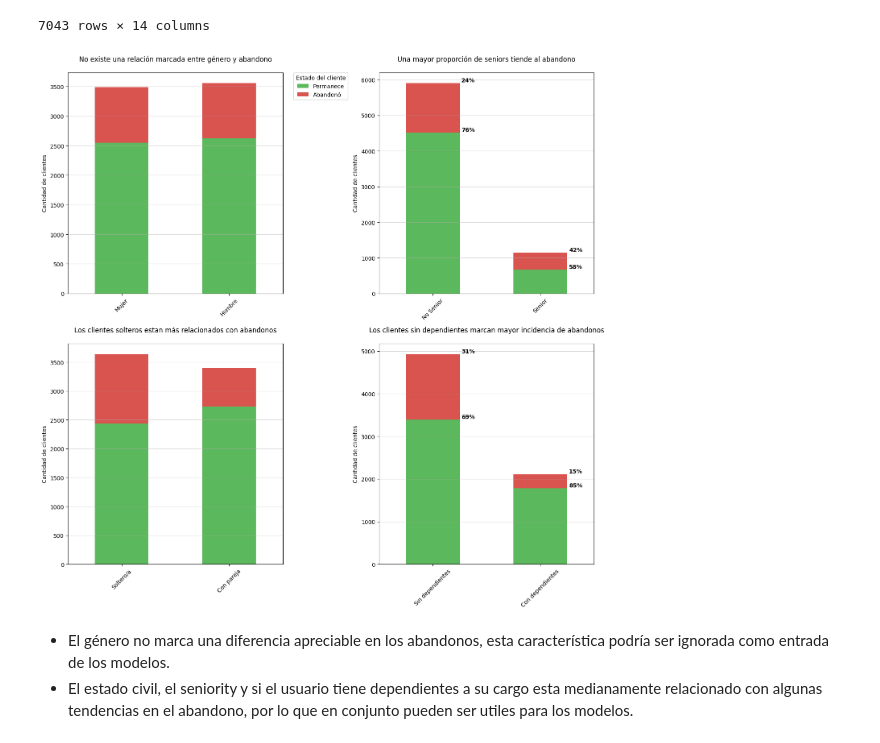
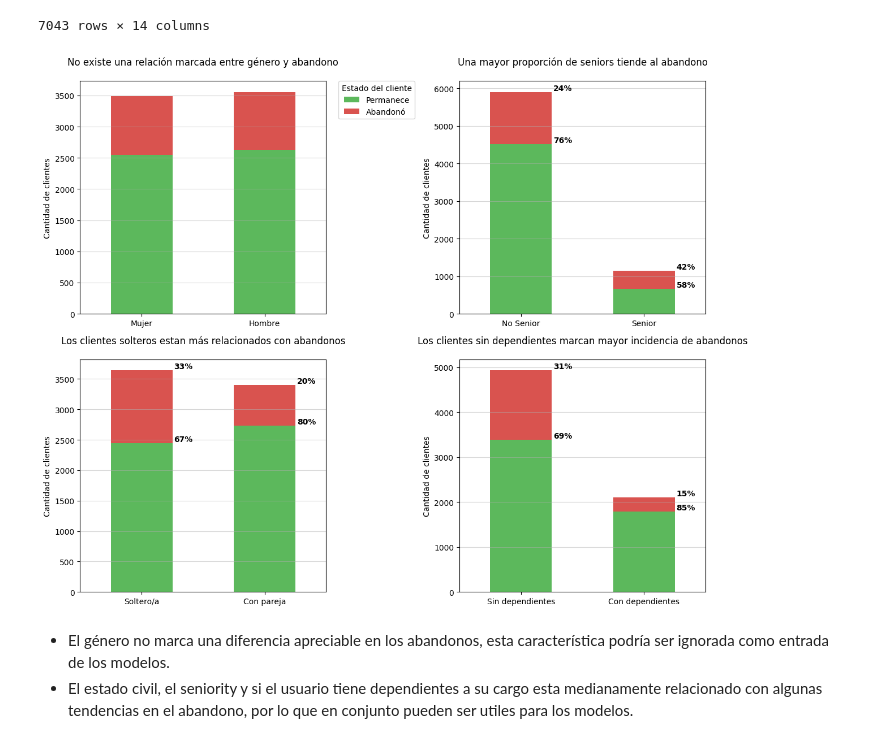
Before and after one commit to AndresCalvete-DataScientist/interconnect-customer-churn-prediction, a Jupyter notebook: notebooks/eda.ipynb, the cells around one changed output. Saved outputs shown, nothing was run; the diff lists cells and outputs as text; code cells hidden in the pictures.

```diff
--- a/notebooks/eda.ipynb
+++ b/notebooks/eda.ipynb
@@ -648,7 +648,7 @@ df_con_per
 | 7042 | 3186-AJIEK | 2014-08-01 | NaT | Two year | 1 | Bank transfer (automatic) | 105.65 | ... |
 7043 rows × 14 columns
 # %%
-fig, axes = plt.subplots(2, 2, figsize=(14, 14))
+fig, axes = plt.subplots(2, 2, figsize=(12, 10))
 
 # Agrupar datos por género y churn, y organizarlos
 gender_vs_churn = df_con_per.groupby('gender')['IsChurn'].value_counts().unstack()
@@ -668,7 +668,7 @@ axes[0, 0].legend(
     borderaxespad=0.
 )
 axes[0, 0].set_xticks([0, 1])
-axes[0, 0].set_xticklabels(['Mujer', 'Hombre'], rotation=45)
+axes[0, 0].set_xticklabels(['Mujer', 'Hombre'], rotation=0)
 axes[0, 0].grid(axis='y', alpha=0.5)
 
 # Agrupar datos por seniority y churn, y organizarlos
@@ -681,52 +681,57 @@ senior_vs_churn.plot(kind='bar', stacked=True, color=custom_colors, ax=axes[0, 1
 # Etiquetas y título
 for i, array in enumerate(senior_vs_churn.values):
     for j, value in enumerate(array):
-        axes[0, 1].text(i + 0.33, np.cumsum(array)[j], f'{100*senior_vs_churn_percentage.values[i, j]:.0f}%', ha='center', va='bottom', weight='bold')
+        axes[0, 1].text(i + 0.34, np.cumsum(array)[j], f'{100*senior_vs_churn_percentage.values[i, j]:.0f}%', ha='center', va='bottom', weight='bold')
 
 axes[0, 1].set_xlabel('')
 axes[0, 1].set_ylabel('Cantidad de clientes')
 axes[0, 1].set_title('Una mayor proporción de seniors tiende al abandono', pad=20)
 axes[0, 1].set_xticks([0, 1])
-axes[0, 1].set_xticklabels(['No Senior', 'Senior'], rotation=45)
+axes[0, 1].set_xticklabels(['No Senior', 'Senior'], rotation=0)
 axes[0, 1].grid(axis='y', alpha=0.5)
 
 # Agrupar datos por partner y churn, y organizarlos
 partner_vs_churn = df_con_per.groupby('Partner')['IsChurn'].value_counts().unstack()
+partner_vs_churn_percentage = df_con_per.groupby('Partner')['IsChurn'].value_counts(normalize=True).unstack()
 
 # Visualización de la distribución de la variable partner en funcion del abandono
 partner_vs_churn.plot(kind='bar', stacked=True, color=custom_colors, ax=axes[1, 0], legend=False)
 
 # Etiquetas y título
+for i, array in enumerate(partner_vs_churn.values):
+    for j, value in enumerate(array):
+        axes[1, 0].text(i + 0.34, np.cumsum(array)[j], f'{100*partner_vs_churn_percentage.values[i, j]:.0f}%', ha='center', va='bottom', weight='bold')
+
 axes[1, 0].set_xlabel('')
 axes[1, 0].set_ylabel('Cantidad de clientes')
 axes[1, 0].set_title('Los clientes solteros estan más relacionados con abandonos', pad=20)
 axes[1, 0].set_xticks([0, 1])
-axes[1, 0].set_xticklabels(['Soltero/a', 'Con pareja'], rotation=45)
+axes[1, 0].set_xticklabels(['Soltero/a', 'Con pareja'], rotation=0)
 axes[1, 0].grid(axis='y', alpha=0.5)
 
 # Agrupar datos por dependientes y churn, y organizarlos
 dependents_vs_churn = df_con_per.groupby('Dependents')['IsChurn'].value_counts().unstack()
 dependents_vs_churn_percentage = df_con_per.groupby('Dependents')['IsChurn'].value_counts(normalize=True).unstack().round(2)
 
 # Visualización de la distribución de la variable dependents en funcion del abandono
 dependents_vs_churn.plot(kind='bar', stacked=True, color=custom_colors, ax=axes[1, 1], legend=False)
 
 # Etiquetas y título
 for i, array in enumerate(dependents_vs_churn.values):
     for j, value in enumerate(array):
-        axes[1, 1].text(i + 0.33, np.cumsum(array)[j], f'{100*dependents_vs_churn_percentage.values[i, j]:.0f}%', ha='center', va='bottom', weight='bold')
+        axes[1, 1].text(i + 0.34, np.cumsum(array)[j], f'{100*dependents_vs_churn_percentage.values[i, j]:.0f}%', ha='center', va='bottom', weight='bold')
 
 axes[1, 1].set_xlabel('')
 axes[1, 1].set_ylabel('Cantidad de clientes')
 axes[1, 1].set_title('Los clientes sin dependientes marcan mayor incidencia de abandonos', pad=20)
 axes[1, 1].set_xticks([0, 1])
-axes[1, 1].set_xticklabels(['Sin dependientes', 'Con dependientes'], rotation=45)
+axes[1, 1].set_xticklabels(['Sin dependientes', 'Con dependientes'], rotation=0)
 axes[1, 1].grid(axis='y', alpha=0.5)
 
 plt.tight_layout()
 plt.show()
 # %% [output]
-[figure, old version]
+[figure, new version]
 # %% [markdown]
 - El género no marca una diferencia apreciable en los abandonos, esta característica podría ser ignorada como entrada de los modelos.
 - El estado civil, el seniority y si el usuario tiene dependientes a su cargo esta medianamente relacionado con algunas tendencias en el abandono, por lo que en conjunto pueden ser utiles para los modelos.
```
Also changed, not shown: parts of 8 cells of this notebook.
